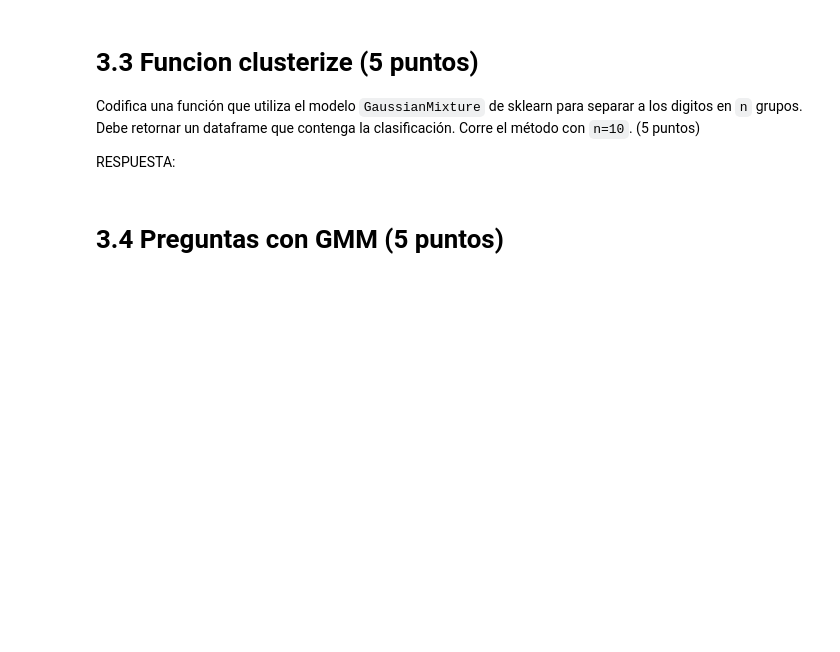
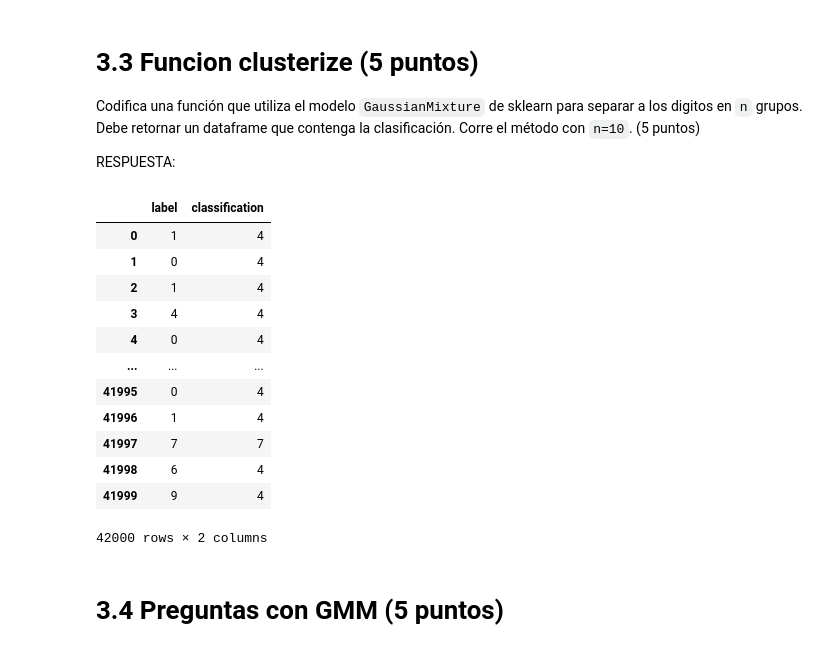
Before and after one commit to pedrozavalat/iic2433-tareas, a Jupyter notebook: t3/T3-PedroPabloZavalaTejos.ipynb, the cells around one changed output. Saved outputs shown, nothing was run; the diff lists cells and outputs as text; code cells hidden in the pictures; blank space fills up the shorter version.

```diff
--- a/t3/T3-PedroPabloZavalaTejos.ipynb
+++ b/t3/T3-PedroPabloZavalaTejos.ipynb
@@ -159,3 +190,7 @@ RESPUESTA:
 Encuentre el numero mínimo de componentes para usar en PCA de tal manera que se mantenga un 75% de varianza. (4 puntos)
 
 RESPUESTA:
+# %%
+pca_2 = PCA(0.75, whiten=True) # Componentes con 75% de varianza retenida
+X_pca = pca_2.fit_transform(X_scaled)
+X_pca.shape # Obtenemos que el minimo de componentes son 117 para retener el 75% de varianza
@@ -165,6 +202,31 @@ RESPUESTA:
 Codifica una función que utiliza el modelo `GaussianMixture` de sklearn para separar a los digitos en `n` grupos. Debe retornar un dataframe que contenga la clasificación. Corre el método con `n=10`. (5 puntos)
 
 RESPUESTA:
+# %%
+def clusterize(X, digits, y, n):
+    gmm = GaussianMixture(n, covariance_type='tied')
+    gmm.fit(X)
+    digits['classification'] = gmm.predict(X)
+    digits['label'] = y
+    return digits
+# %%
+df_classificated =  clusterize(X_pca, digits, y, 10)
+# %%
+df_classificated[['label', 'classification']]
+# %% [output]
+|  | label | classification |
+| 0 | 1 | 4 |
+| 1 | 0 | 4 |
+| 2 | 1 | 4 |
+| 3 | 4 | 4 |
+| 4 | 0 | 4 |
+| ... | ... | ... |
+| 41995 | 0 | 4 |
+| 41996 | 1 | 4 |
+| 41997 | 7 | 7 |
+| 41998 | 6 | 4 |
+| 41999 | 9 | 4 |
+42000 rows × 2 columns
 # %% [markdown]
 # 3.4 Preguntas con GMM (5 puntos)
 # %% [markdown]
```
Also changed, not shown: parts of 6 cells of this notebook.
